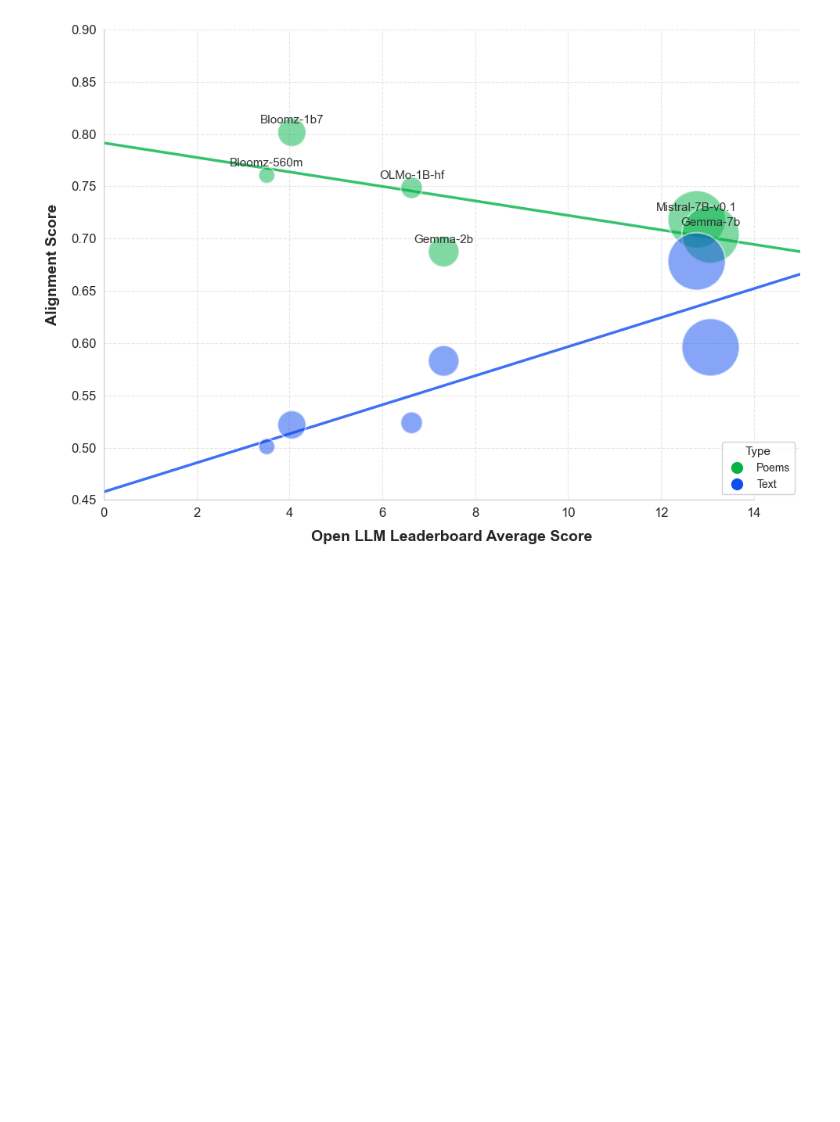
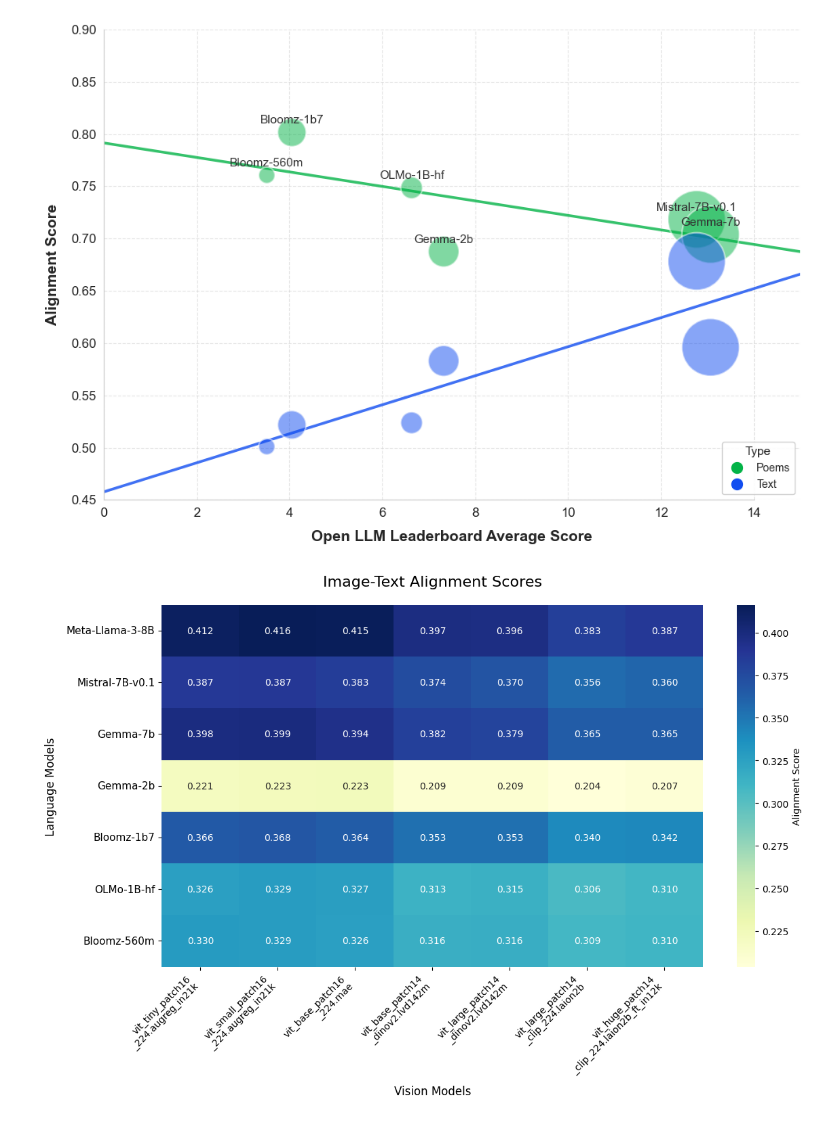
Before and after one commit to SjJ1017/EPFL25_FDH_Universal_Aesthetics, a Jupyter notebook: representations/plots/plots.ipynb, the cells around one changed output. Cells and saved outputs as stored; diff of their text form; code cells hidden in the pictures; blank space fills up the shorter version.

```diff
--- a/representations/plots/plots.ipynb
+++ b/representations/plots/plots.ipynb
@@ -1,7 +1,7 @@
 # %%
-from utils import read_records, plot_heatmap, plot_alignments
+from utils import read_records, plot_heatmap, plot_alignments,plot_single_heatmap
 
-matrices = read_records("../results/alignment/alignment.txt")
+matrices = read_records("../results/alignment/alignment.txt", False)
 print(matrices.keys())
 # %% [output]
 dict_keys(['POEMS', 'TEXTS', 'LOW_AES_POEMS', 'HIGH_AES_POEMS', 'NONFORMATED_POEMS', 'FORMATED_POEMS', 'SHORT_POEMS', 'LONG_POEMS', 'ALIGNED_POEMS_TOP5', 'ALIGNED_TEXTS_TOP5', 'ALIGNED_POEMS_TOP10', ' ...
@@ -44,3 +44,7 @@ plot_alignments(
 )
 # %% [output]
 [figure]
+# %%
+plot_single_heatmap(matrices['IMAGE-TEXT'], title = "Image-Text Alignment Scores")
+# %% [output]
+[figure, added]
```
Also changed, not shown: parts of 1 cell of this notebook, 12 other files.
